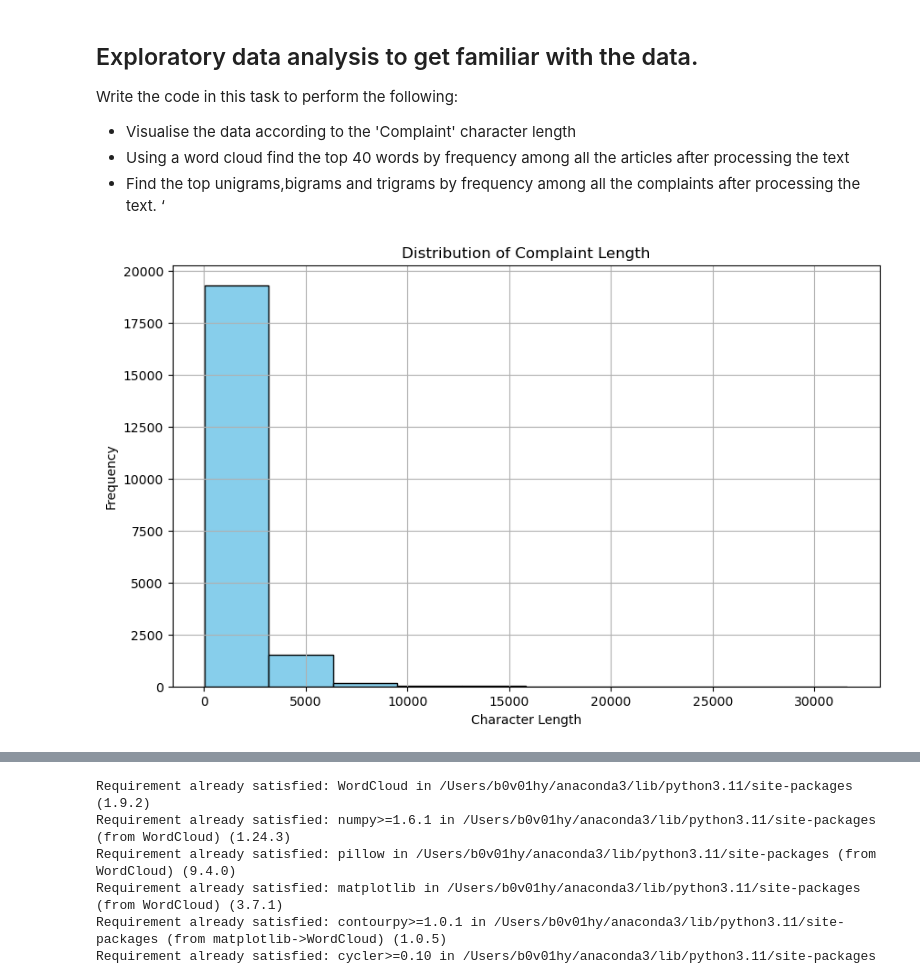
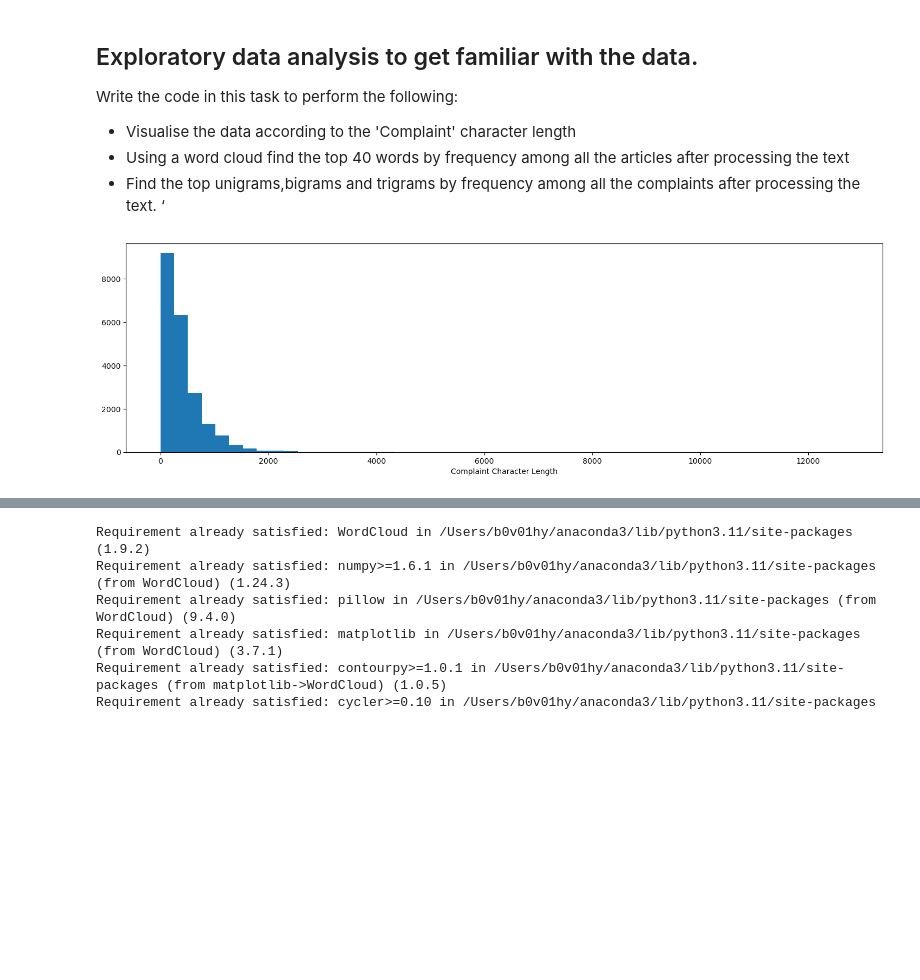
Before and after one commit to SIVASKANDAN-P/automatic_ticket_classification, a Jupyter notebook: Automatic_Ticket_Classification_Assignment.ipynb, the cells around one changed output, grey strips where cells are left out. Drawn from its saved outputs; the diff is of its cells as text; code cells hidden in the pictures; blank space fills up the shorter version.

```diff
--- a/Automatic_Ticket_Classification_Assignment.ipynb
+++ b/Automatic_Ticket_Classification_Assignment.ipynb
@@ -299,24 +283,6 @@ print(f'Number of columns: \033[1m{df_clean.shape[1]}\033[0m')
 # %% [output]
 Number of rows: 21072
 Number of columns: 2
-# %%
-#Write your function to extract the POS tags
-
-def pos_tag(text):
-    # Process the text using spaCy
-    doc = nlp(text)
-
-    # Filter out tokens that are not nouns (NN)
-    nouns = [token.lemma_ for token in doc if token.pos_ == 'NOUN' or token.pos_ == 'PRON']
-
-    # Join the lemmatized nouns back into a string
-    lemmatized_nouns = ' '.join(nouns)
-
-    return lemmatized_nouns
-
-
-# Apply pos_tag to create the new column 'complaint_POS_removed'
-df_clean["complaint_POS_removed"] = df_clean["lemmatized_complaints"].apply(pos_tag)
 # %%
 !pip install TextBlob
 # %% [output]
@@ -330,7 +296,7 @@ Requirement already satisfied: tqdm in /Users/b0v01hy/anaconda3/lib/python3.11/s
 [notice] A new release of pip is available: 23.3 -> 23.3.1
 [notice] To update, run: pip install --upgrade pip
 # %%
-#Write your function to extract the POS tags - version 2
+#Write your function to extract the POS tags
 
 from textblob import TextBlob
 
@@ -346,7 +312,11 @@ def singular_nouns(text):
 
 
 # Apply pos_tag to create the new column 'complaint_POS_removed'
-df_clean["complaint_POS_removed_ver2"] = df_clean["lemmatized_complaints"].apply(singular_nouns)
+df_clean["complaint_POS_removed"] = df_clean["lemmatized_complaints"].apply(singular_nouns)
+# %%
+from tqdm.notebook import tqdm
+tqdm.pandas()
+df_clean["length"] = df_clean.progress_apply(lambda x: len(x.complaint_POS_removed), axis=1)
 # %%
 #The clean dataframe should now contain the raw complaint, lemmatized complaint and the complaint after removing POS tags.
 df_clean
@@ -374,13 +344,9 @@ Write the code in this task to perform the following:
 *   Find the top unigrams,bigrams and trigrams by frequency among all the complaints after processing the text. ‘
 # %%
 # Write your code here to visualise the data according to the 'Complaint' character length
-plt.figure(figsize=(10, 6))
-plt.hist(df_clean['complaints'].str.len(), bins=10, color='skyblue', edgecolor='black')
-
-plt.title('Distribution of Complaint Length')
-plt.xlabel('Character Length')
-plt.ylabel('Frequency')
-plt.grid(True, alpha=1.0)
+plt.figure(figsize=(18,5))
+plt.hist(df_clean.length, bins=50)
+plt.xlabel("Complaint Character Length")
 plt.show()
 # %% [output]
-[figure, old version]
+[figure, new version]
```
Also changed, not shown: parts of 63 cells of this notebook.
